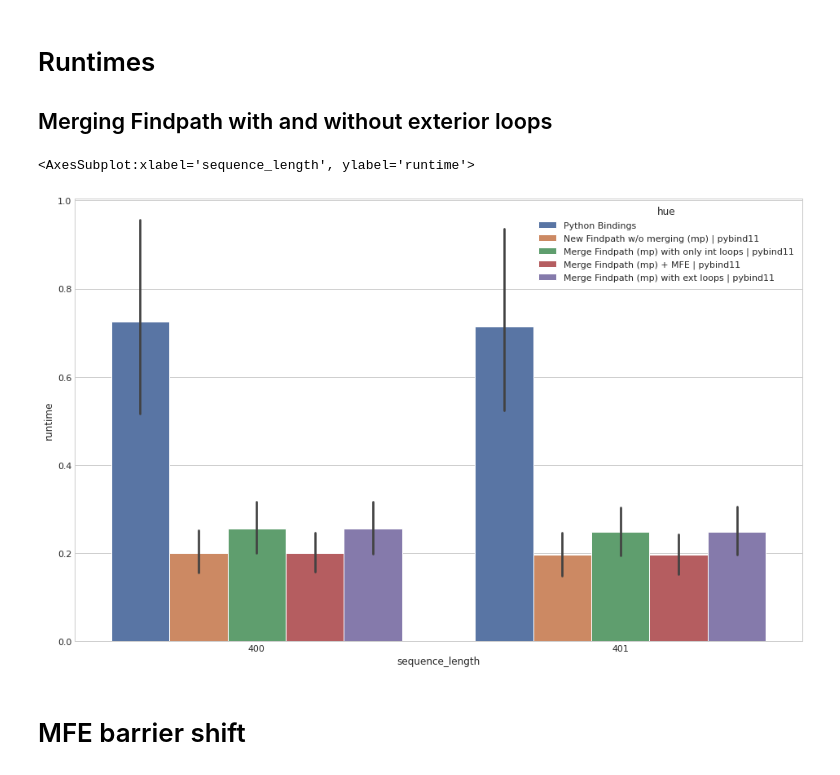
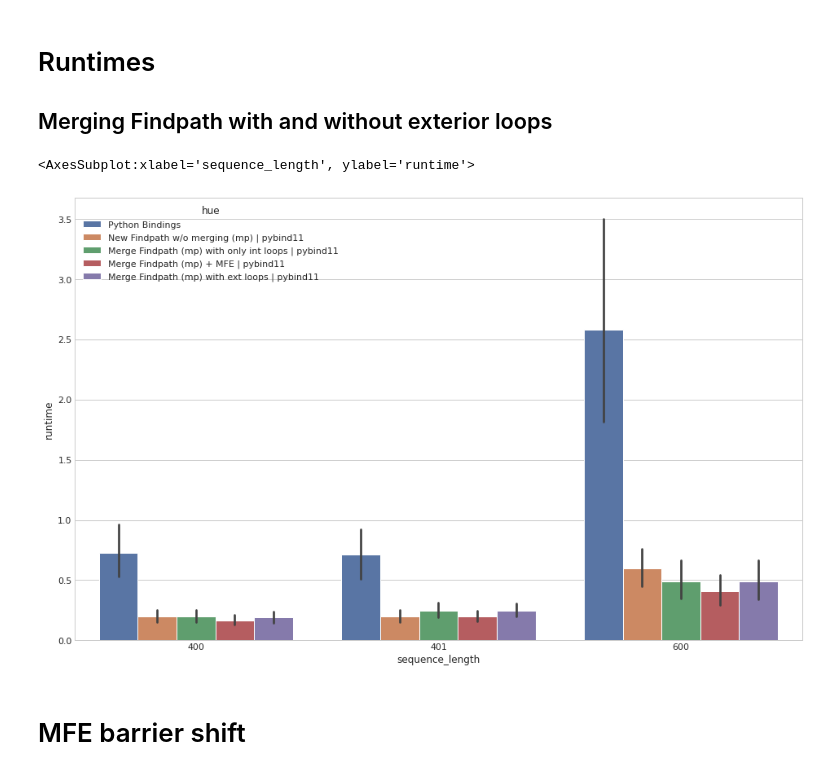
Before and after one commit to maxf-at/findpath_cpp, a Jupyter notebook: benchmarks/benchmarks.ipynb, the cells around one changed output. Saved outputs shown, nothing was run; the diff lists cells and outputs as text; code cells hidden in the pictures.

```diff
--- a/benchmarks/benchmarks.ipynb
+++ b/benchmarks/benchmarks.ipynb
@@ -144,7 +144,7 @@ Merge Step Result, S: -19.1 merge runtime: 0.16 s
 prefix = "./results/"
 filenames = [
             "h_local_min_400_multiple_sections_min10.csv",
-            #  "h_local_min_400_multiple_sections_min10.csv",
+             "h_local_min_600_multiple_sections_min10.csv",
             #  "b_local_min_400_multiple_sections_min10.csv",
             #  "4_local_min_400_multiple_sections_min10.csv",
              ]
@@ -219,34 +219,34 @@ for i, filename in enumerate(filenames):
     c_df["hue"] = "New Findpath w/o merging (mp) | pybind11"
     df = pd.concat(frames)
 
     c_df = pd.read_csv(prefix+filename)
     frames = [df, c_df]
     c_df["sequence_length"] = len(c_df["sequence"][0])+1
     c_df["runtime"] = c_df["new_merge_runtimes"]
     c_df["hue"] = "Merge Findpath (mp) with only int loops | pybind11"
     df = pd.concat(frames)
 
     c_df = pd.read_csv(prefix+filename)
     frames = [df, c_df]
     c_df["sequence_length"] = len(c_df["sequence"][0])+1
     c_df["runtime"] = c_df["new_merge_mfe_runtimes"]
     c_df["hue"] = "Merge Findpath (mp) + MFE | pybind11"
     df = pd.concat(frames)
 
     c_df = pd.read_csv(prefix+filename)
     frames = [df, c_df]
     c_df["sequence_length"] = len(c_df["sequence"][0])+1
     c_df["runtime"] = c_df["new_merge_ext_runtimes"]
     c_df["hue"] = "Merge Findpath (mp) with ext loops | pybind11"
     df = pd.concat(frames)
 
 # df
 sns.set(rc={'figure.figsize':(16,10)})
 plt.style.use('seaborn-whitegrid')
 sns.barplot(y="runtime", x="sequence_length", hue="hue", data=df)
 # %% [output]
 <AxesSubplot:xlabel='sequence_length', ylabel='runtime'>
-[figure, old version]
+[figure, new version]
 # %% [markdown]
 # MFE barrier shift
 # %%
```
Also changed, not shown: parts of 1 cell of this notebook, 12 other files.
